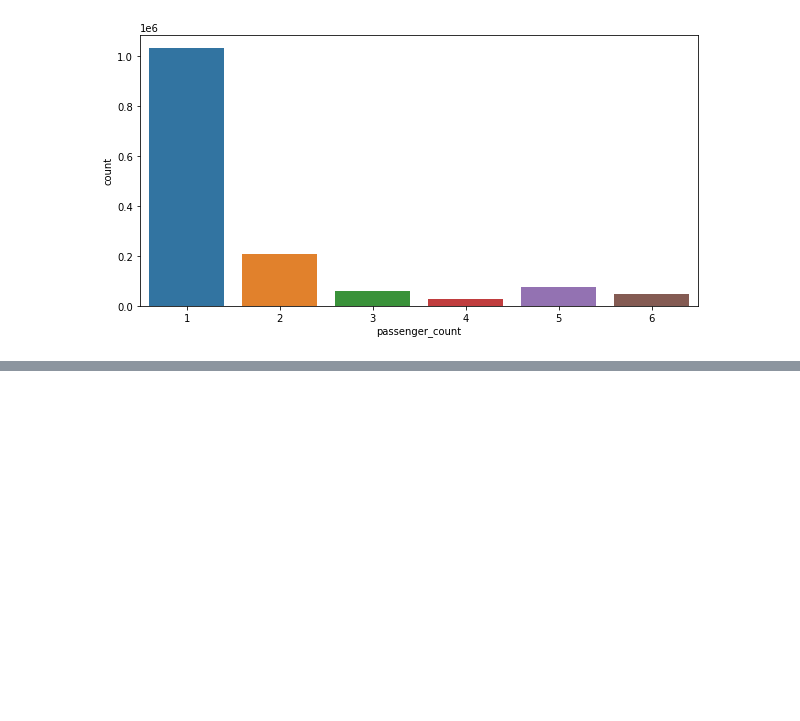
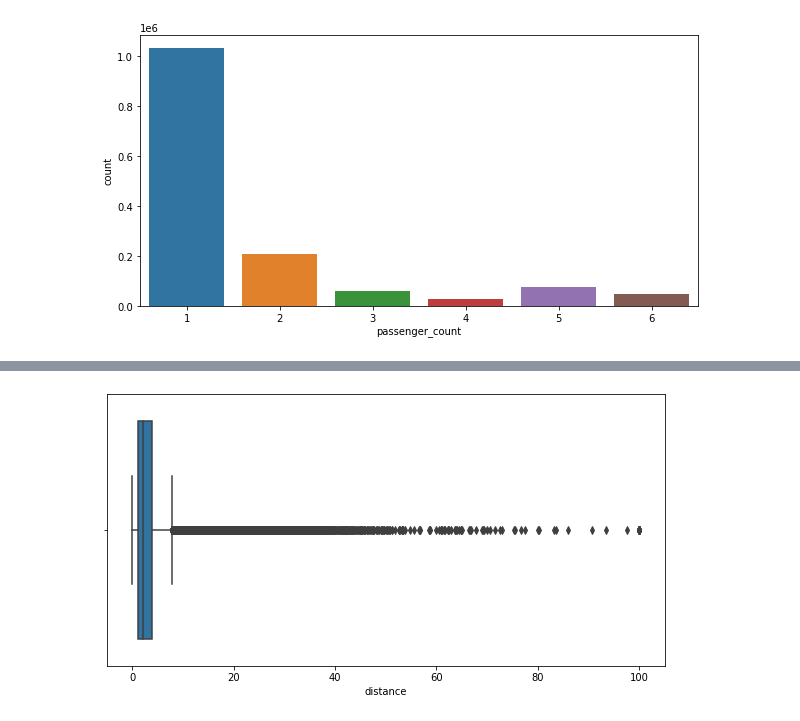
Before and after one commit to AmirKhan6219/NYC-Taxi-Trip-Time-Prediction, a Jupyter notebook: NYC_Taxi_Trip_Time_prediction.ipynb, the cells around one changed output, grey strips where cells are left out. Drawn from its saved outputs; the diff is of its cells as text; code cells hidden in the pictures; blank space fills up the shorter version.

```diff
--- a/NYC_Taxi_Trip_Time_prediction.ipynb
+++ b/NYC_Taxi_Trip_Time_prediction.ipynb
@@ -276,0 +321,6 @@ sns.countplot(x='passenger_count',data=data)
+# %%
+plt.figure(figsize = (10,5))
+sns.boxplot(data.distance)
+plt.show()
+# %% [output]
+[figure, added]
```
Also changed, not shown: parts of 11 cells of this notebook.
